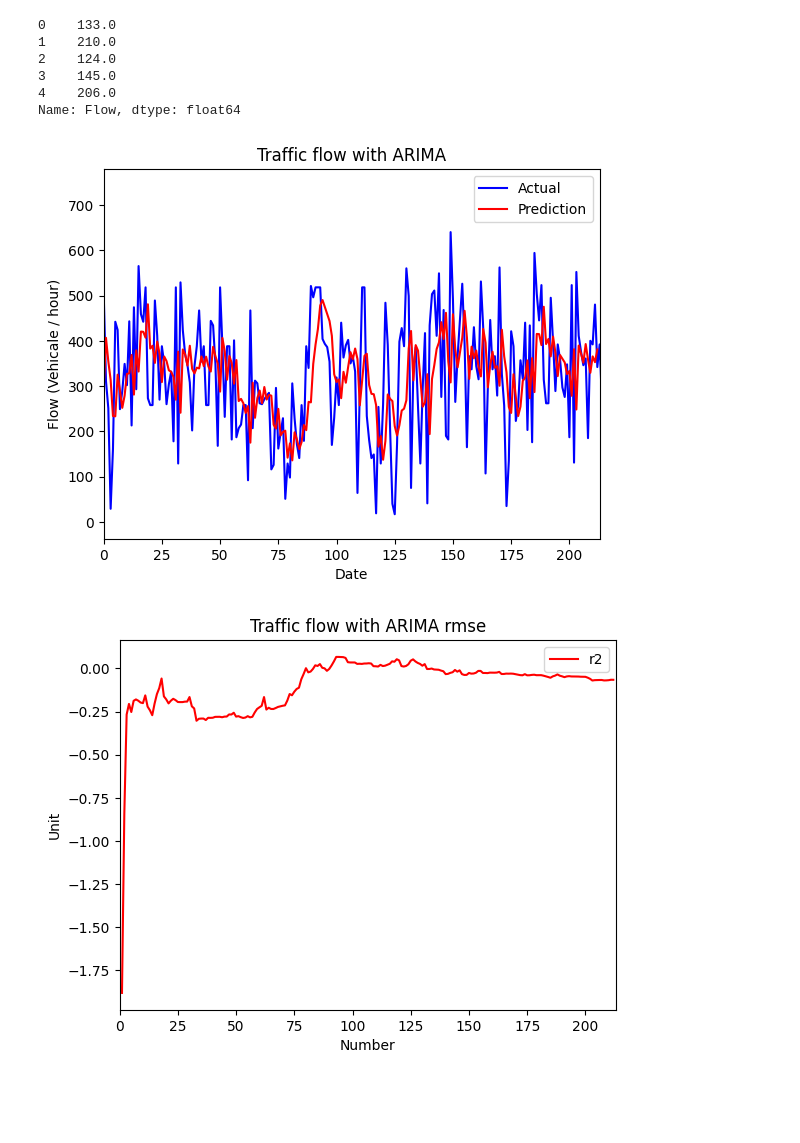
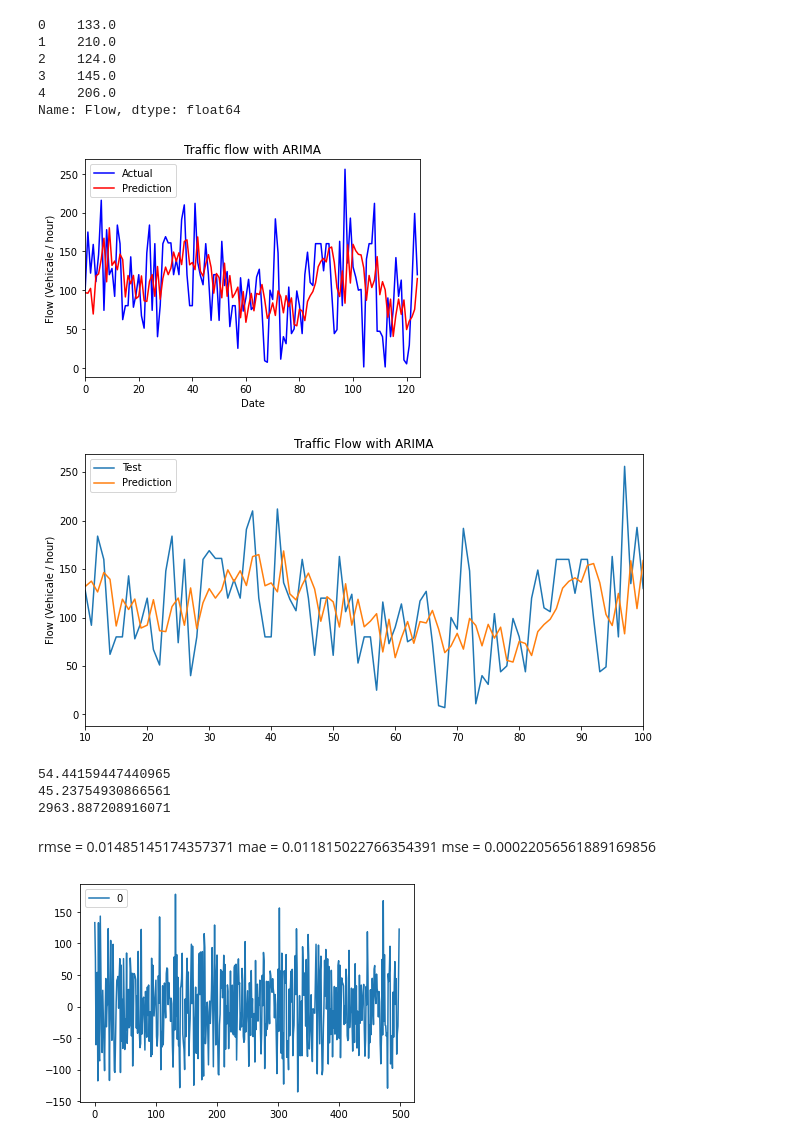
Before and after one commit to fredrikkortet/mt-hh, a Jupyter notebook: ARIMA.ipynb, the cells around one changed output. Saved outputs shown, nothing was run; the diff lists cells and outputs as text; code cells hidden in the pictures; blank space fills up the shorter version.

Commit message:
ARIMA is done

```diff
--- a/ARIMA.ipynb
+++ b/ARIMA.ipynb
@@ -20,5 +18,5 @@ from statsmodels.tools.eval_measures import rmse
 # %%
-data = pd.read_csv('data/PMS_data.csv',nrows=100000)
+data = pd.read_csv('data/PMS_data.csv',nrows=500)
 # %%
 data.head()
 # %% [output]
@@ -35,5 +33,6 @@ total_rows = data.shape[0]
 train_size = int(total_rows*ratio)
 train_set = data[0:train_size]
 test_set = data[train_size:]
+node = 'Flow'
 # %%
 plt.figure()
@@ -61,6 +60,6 @@ plt.savefig("traintestdata.png")
 # %% [markdown]
 # Train ARIMA
 # %%
-xtrain = train_set['Flow'].values
-xtest = test_set['Flow'].values
+xtrain = train_set[node].values
+xtest = test_set[node].values
 # %%
@@ -80,41 +79,25 @@ from IPython.display import clear_output
 # %%
-
 history = xtrain.tolist()
 predictions = list()
 r2 = list()
 rmse = list()
 for t in range(len(xtest)):
-    model = ARIMA(history, order=(5,1,0))
+    model = ARIMA(history, order=(5,1,0), seasonal_order=(1,0,1,12))
+    #model = ExponentialSmoothing(history)
     model_fit = model.fit()
     output = model_fit.forecast()
     yhat = output[0]
     predictions.append(yhat)
     obs = xtest[t]
     history.append(obs)
-    #print((t/len(xtest))*100)
     plt.plot(xtest,color = 'blue',label = "Actual")
     plt.plot(predictions, color='red', label = "Prediction")
     plt.xlabel('Date')
     plt.ylabel("Flow (Vehicale / hour)")
     plt.title('Traffic flow with ARIMA')
     plt.xlim(0,len(predictions))
-    #plt.xticks(np.arange(0,2500,250), test_set.day[0:2500:250], rotation = 45)
     plt.legend()
     plt.show()
-    #plt.savefig('total_actual_real.png')
-    rmse.append(sqrt(mean_squared_error(xtest[:len(predictions)], predictions)))
-    r2.append(r2_score(xtest[:len(predictions)], predictions))
-    #plt.plot(rmse,color = 'blue',label = "rmse")
-    plt.plot(r2,color = 'red',label = "r2")
-    plt.xlabel('Number')
-    plt.ylabel("Unit")
-    plt.title('Traffic flow with ARIMA rmse')
-    plt.xlim(0,len(predictions))
-    #plt.xticks(np.arange(0,2500,250), test_set.day[0:2500:250], rotation = 45)
-    plt.legend()
-    #plt.savefig('total_actual_real.png')
-    plt.show()
     clear_output(wait=True)
 # %% [output]
-[figure, old version]
+[figure, new version]
-[figure, removed]
@@ -160 +136,5 @@ plt.show()
+# %%
+plt_functions(node)
+# %% [output]
+[figure, added]
 # %%
@@ -164,7 +144,21 @@ print('RMSE', rmse, 'R_2', r2)
+# %%
+print(rmse)
+print(mae)
+print(mse)
+# %% [output]
+54.44159447440965
+45.23754930866561
+2963.887208916071
+# %% [markdown]
+rmse = 0.01485145174357371
+mae = 0.011815022766354391
+mse = 0.00022056561889169856
 # %%
 residuals = DataFrame(model_fit.resid)
 residuals.plot()
 plt.show()
+# %% [output]
+[figure, added]
 # %%
 #we continue to check residuals
 residuals.plot(kind='kde')
```
Also changed, not shown: parts of 16 cells of this notebook, 5 other files.
